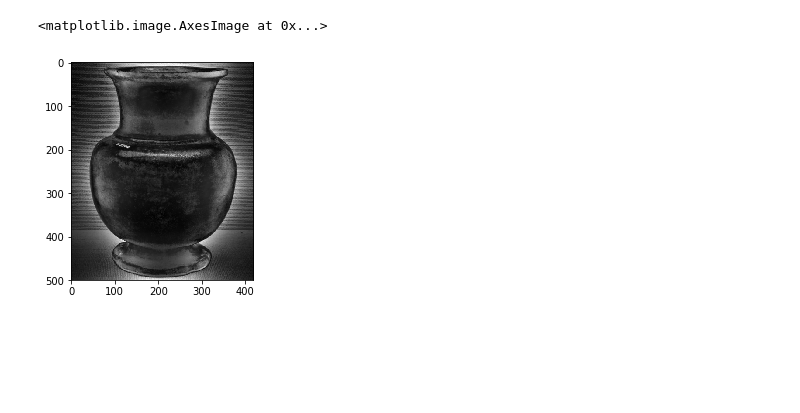
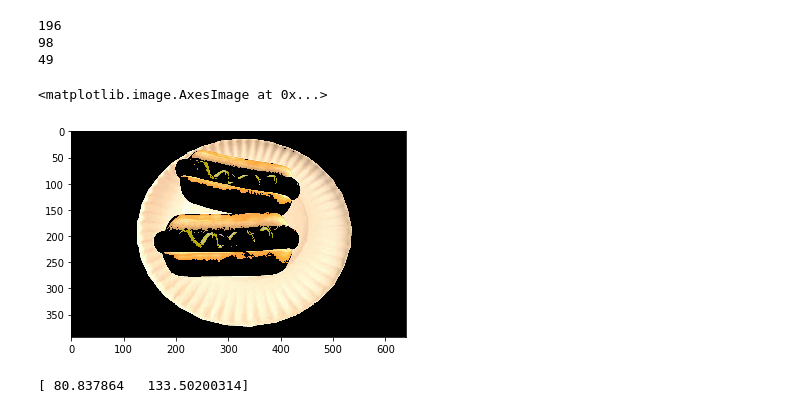
Before and after one commit to MartFire/Saliency-map-segmentation, a Jupyter notebook: Salient Region Detection and Segmentation.ipynb, the cells around one changed output. Saved outputs shown, nothing was run; the diff lists cells and outputs as text; code cells hidden in the pictures; blank space fills up the shorter version.

```diff
--- a/Salient Region Detection and Segmentation.ipynb
+++ b/Salient Region Detection and Segmentation.ipynb
@@ -40,8 +76,10 @@ def extract_saliency(img, scale):
 # %%
-image = cv2.imread("MSO/img/COCO_COCO_train2014_000000026171.jpg")
-im = cv2.cvtColor(image,cv2.COLOR_BGR2LAB)
+image = cv2.imread("MSO/img/COCO_COCO_train2014_000000052494.jpg")
+b,g,r = cv2.split(image)       # get b,g,r
+image = cv2.merge([r,g,b])
 %matplotlib inline
-plt.pyplot.imshow(im)
+plt.pyplot.imshow(image)
+im = cv2.cvtColor(image,cv2.COLOR_BGR2Lab)
 i_im = cv2.integral(im)
 print(i_im.shape)
 # %% [output]
@@ -58,5 +97,17 @@ print(s.shape)
+# %%
+V, region_idxes = saliency_means_per_region(im, 2)
+# %% [output]
+196
+98
+49
+# %%
+seg_image = segmented_image(image, V, 90 , region_idxes)
 # %%
-plt.pyplot.imshow(s,cmap='gray')
+plt.pyplot.imshow(seg_image)
 # %% [output]
 <matplotlib.image.AxesImage at 0x...>
-[figure, old version]
+[figure, new version]
+# %%
+print V
+# %% [output]
+[ 80.837864   133.50200314]
```
Also changed, not shown: parts of 6 cells of this notebook.
